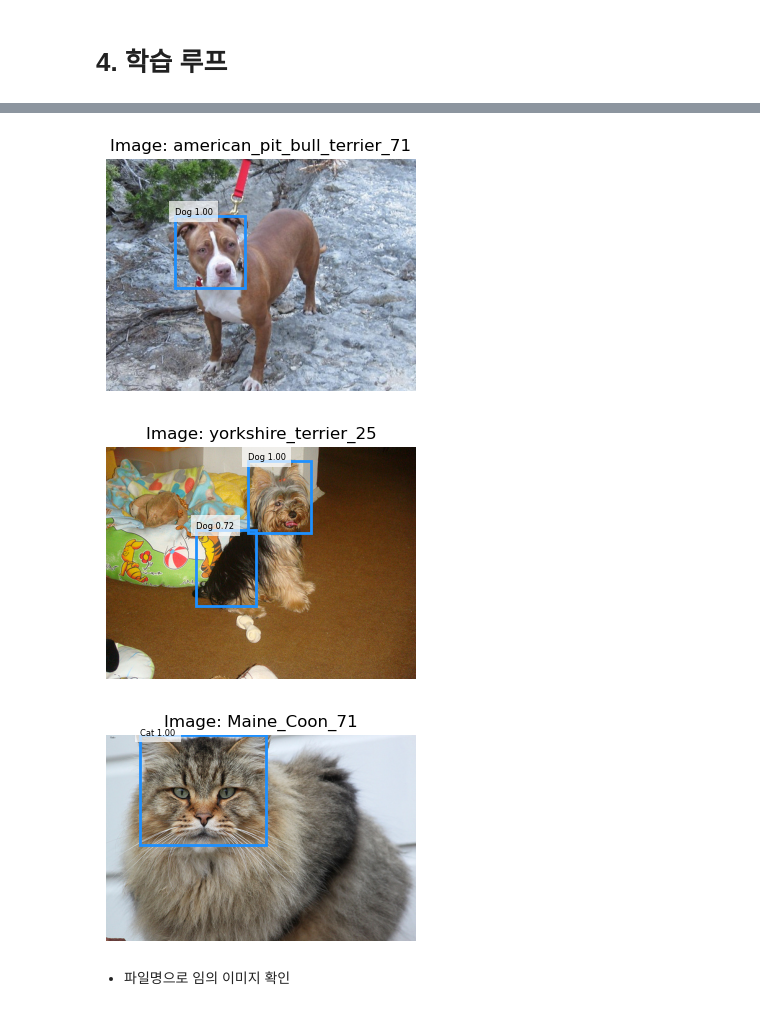
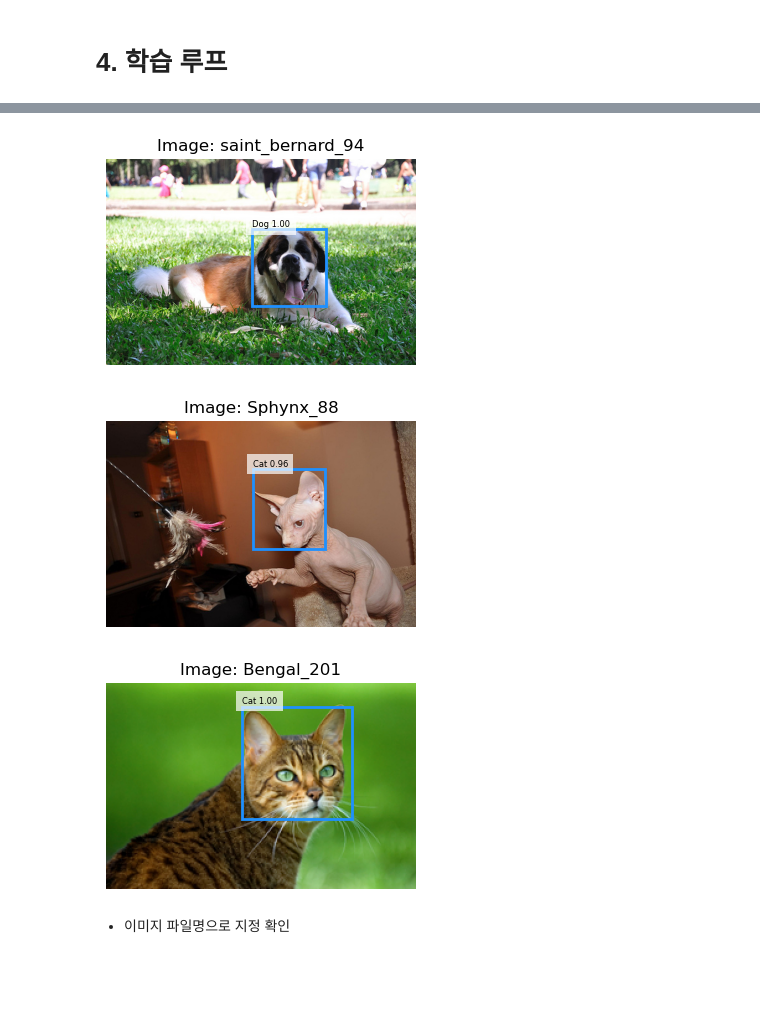
Before and after one commit to infeimkr/codeit_ai4, a Jupyter notebook: 07_3팀_임인철.ipynb, the cells around one changed output, grey strips where cells are left out. Drawn from its saved outputs; the diff is of its cells as text; code cells hidden in the pictures; blank space fills up the shorter version.

```diff
--- a/07_3팀_임인철.ipynb
+++ b/07_3팀_임인철.ipynb
@@ -657,9 +697,9 @@ valtest_tf = SSDAugment(320, train=False)
 # %%
 # 환경에 따라 배치 사이즈 변경
 if check_google_colab:
-    BATCH_SIZE = 16
+    BATCH_SIZE = 64
 else:
-    BATCH_SIZE = 4
+    BATCH_SIZE = 32
 # %%
 def set_seed(seed=42):
     random.seed(seed)
@@ -775,9 +807,9 @@ print("✔ classification head rebuilt for 3 classes")
 # %%
 # 환경에 따라 최대 에폭 사이즈 변경
 if check_google_colab:
-    EPOCHS = 16
+    EPOCHS = 64
 else:
-    EPOCHS = 8
+    EPOCHS = 32
 
 MIN_EPOCHS = 5
 WARMUP_EPOCHS = 3
@@ -853,0 +903,19 @@ def compute_map_50(model, data_loader, device, iou_thr=0.5, score_thr=0.0, nms_i
+# %%
+class EarlyStoppingMax:
+    def __init__(self, patience=5, min_delta=2e-3):
+        self.patience = patience
+        self.min_delta = float(min_delta)
+        self.best = None
+        self.wait = 0
+        self.should_stop = False
+
+    def step(self, current):
+        if self.best is None or current > self.best + self.min_delta:
+            self.best = current
+            self.wait = 0
+            return False  # continue
+        else:
+            self.wait += 1
+            if self.wait >= self.patience:
+                self.should_stop = True
+            return self.should_stop
@@ -854,9 +927,9 @@ def compute_map_50(model, data_loader, device, iou_thr=0.5, score_thr=0.0, nms_i
 # %%
-optimizer = AdamW([p for p in model.parameters() if p.requires_grad], lr=2e-4, weight_decay=1e-4)
+optimizer = AdamW([p for p in model.parameters() if p.requires_grad], lr=3e-4, weight_decay=1e-4)
 
 epochs = EPOCHS
 steps_per_epoch = len(train_dl)
-scheduler = OneCycleLR(optimizer, max_lr=2e-4, total_steps=epochs*steps_per_epoch,
+scheduler = OneCycleLR(optimizer, max_lr=3e-4, total_steps=epochs*steps_per_epoch,
                        pct_start=0.1, anneal_strategy='cos')
 
 def move_target_to_device(t, device):
@@ -871,6 +944,7 @@ def move_target_to_device(t, device):
 
 best_map = -1.0
 best_state = None
+early = EarlyStoppingMax(patience=5, min_delta=0.002)
 
 for epoch in range(epochs):
     model.train()
@@ -892,7 +966,10 @@ for epoch in range(epochs):
         running += loss.item()
 
     train_loss = running / max(len(train_dl), 1)
-    map50 = compute_map_50(model, val_dl, device, iou_thr=0.5, score_thr=0.0)
+
+    model.eval()
+    with torch.no_grad():
+        map50 = compute_map_50(model, val_dl, device, iou_thr=0.5, score_thr=0.0)
 
     tqdm.write(f"Epoch {epoch+1}/{epochs} | train_loss: {train_loss:.4f} | val mAP@0.5: {map50:.4f}")
 
@@ -903,6 +980,11 @@ for epoch in range(epochs):
         torch.save(best_state, "best_ssd.pt")
 #        print("Saved best: best_ssd.pt")
 
+    # 얼리 스탑 체크(mAP 기준)
+    if early.step(map50):
+        tqdm.write(f"Early stopping at epoch {epoch+1} (best mAP@0.5={early.best:.4f})")
+        break
+
 # 학습 종료 후 베스트 로드
 if best_state is not None:
     model.load_state_dict(best_state)
@@ -1037,15 +1154,15 @@ def show_test_sample(model, test_loader, device, image_dir, score_thr=0.4, n=10,
 # %%
 show_test_sample(model, test_dl, device,
                 image_dir=image_dir,
-                score_thr=0.55,
+                score_thr=0.6,
                 n=3,
                 class_names=CLASS_NAMES)
 # %% [output]
-[figure, old version]
+[figure, new version]
-[figure, old version]
+[figure, new version]
-[figure, old version]
+[figure, new version]
 # %% [markdown]
-- 파일명으로 임의 이미지 확인
+- 이미지 파일명으로 지정 확인
 # %%
 @torch.no_grad()
 def run_single_image(model, device, image_name, image_dir,
```
Also changed, not shown: parts of 28 cells of this notebook.
